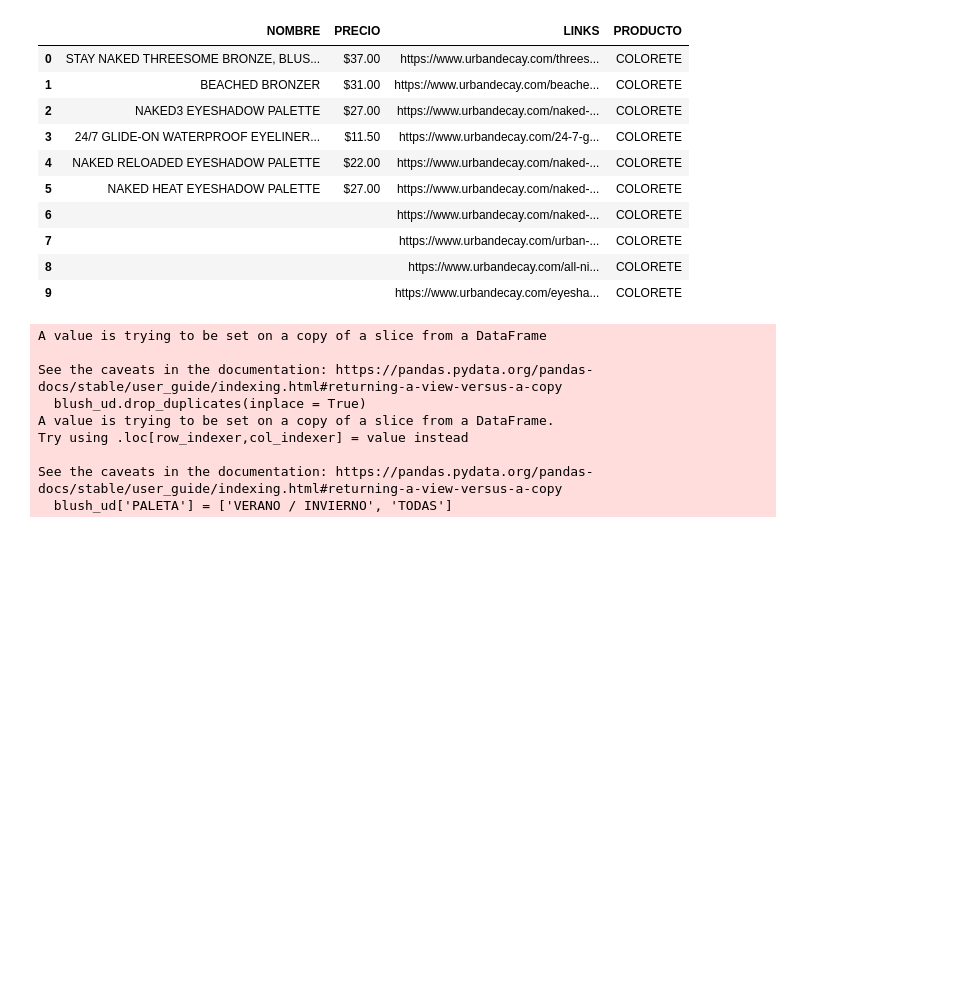
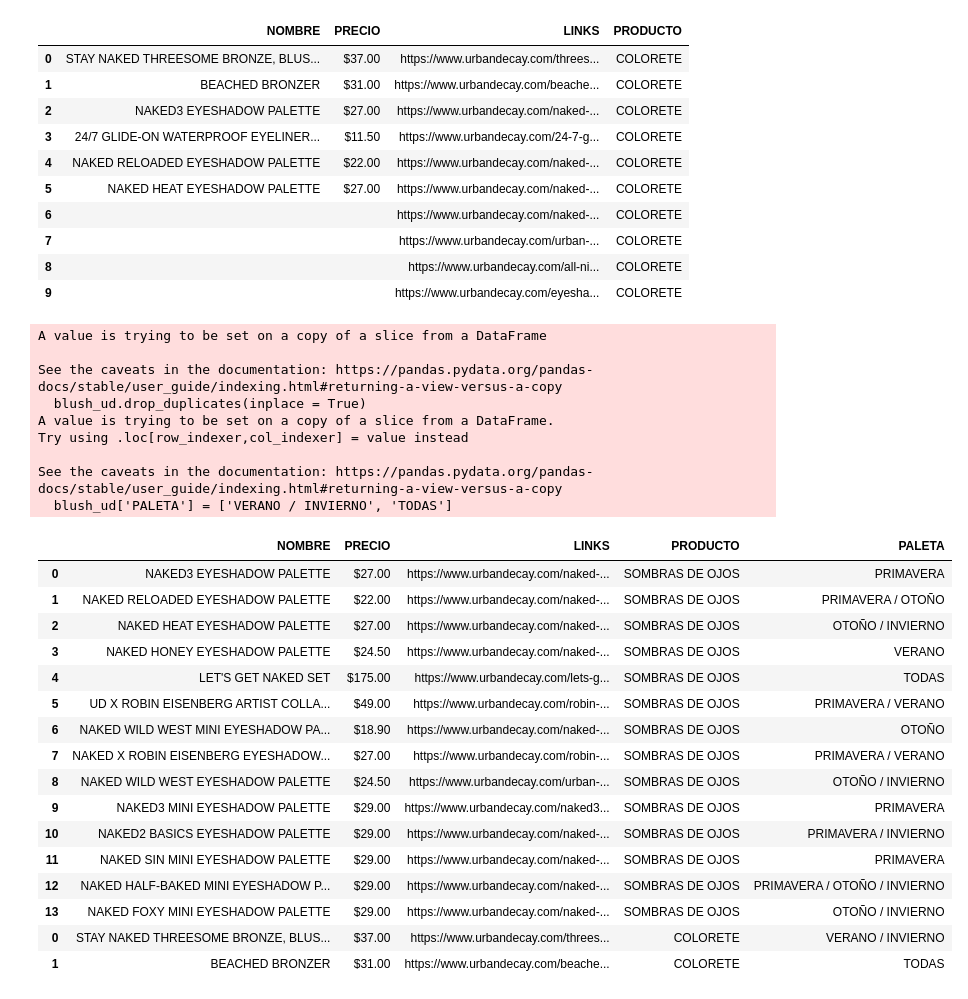
Before and after one commit to rciomoreno/PROYECTO-FINAL-IRONHACK, a Jupyter notebook: SCRAPPING DATOS PRODUCTOS.ipynb, the cells around one changed output. Drawn from its saved outputs; the diff is of its cells as text; code cells hidden in the pictures; blank space fills up the shorter version.

```diff
--- a/SCRAPPING DATOS PRODUCTOS.ipynb
+++ b/SCRAPPING DATOS PRODUCTOS.ipynb
@@ -371,4 +377,24 @@ Try using .loc[row_indexer,col_indexer] = value instead
 See the caveats in the documentation: https://pandas.pydata.org/pandas-docs/stable/user_guide/indexing.html#returning-a-view-versus-a-copy
   blush_ud['PALETA'] = ['VERANO / INVIERNO', 'TODAS']
 # %%
-mu_ud = pd.concat()
+mu_ud = pd.concat([sombras_ud, blush_ud], axis = 0)
+# %%
+mu_ud
+# %% [output]
+|  | NOMBRE | PRECIO | LINKS | PRODUCTO | PALETA |
+| 0 | NAKED3 EYESHADOW PALETTE | $27.00 | https://www.urbandecay.com/naked-... | SOMBRAS DE OJOS | PRIMAVERA |
+| 1 | NAKED RELOADED EYESHADOW PALETTE | $22.00 | https://www.urbandecay.com/naked-... | SOMBRAS DE OJOS | PRIMAVERA / OTOÑO |
+| 2 | NAKED HEAT EYESHADOW PALETTE | $27.00 | https://www.urbandecay.com/naked-... | SOMBRAS DE OJOS | OTOÑO / INVIERNO |
+| 3 | NAKED HONEY EYESHADOW PALETTE | $24.50 | https://www.urbandecay.com/naked-... | SOMBRAS DE OJOS | VERANO |
+| 4 | LET'S GET NAKED SET | $175.00 | https://www.urbandecay.com/lets-g... | SOMBRAS DE OJOS | TODAS |
+| 5 | UD X ROBIN EISENBERG ARTIST COLLA... | $49.00 | https://www.urbandecay.com/robin-... | SOMBRAS DE OJOS | PRIMAVERA / VERANO |
+| 6 | NAKED WILD WEST MINI EYESHADOW PA... | $18.90 | https://www.urbandecay.com/naked-... | SOMBRAS DE OJOS | OTOÑO |
+| 7 | NAKED X ROBIN EISENBERG EYESHADOW... | $27.00 | https://www.urbandecay.com/robin-... | SOMBRAS DE OJOS | PRIMAVERA / VERANO |
+| 8 | NAKED WILD WEST EYESHADOW PALETTE | $24.50 | https://www.urbandecay.com/urban-... | SOMBRAS DE OJOS | OTOÑO / INVIERNO |
+| 9 | NAKED3 MINI EYESHADOW PALETTE | $29.00 | https://www.urbandecay.com/naked3... | SOMBRAS DE OJOS | PRIMAVERA |
+| 10 | NAKED2 BASICS EYESHADOW PALETTE | $29.00 | https://www.urbandecay.com/naked-... | SOMBRAS DE OJOS | PRIMAVERA / INVIERNO |
+| 11 | NAKED SIN MINI EYESHADOW PALETTE | $29.00 | https://www.urbandecay.com/naked-... | SOMBRAS DE OJOS | PRIMAVERA |
+| 12 | NAKED HALF-BAKED MINI EYESHADOW P... | $29.00 | https://www.urbandecay.com/naked-... | SOMBRAS DE OJOS | PRIMAVERA / OTOÑO / INVIERNO |
+| 13 | NAKED FOXY MINI EYESHADOW PALETTE | $29.00 | https://www.urbandecay.com/naked-... | SOMBRAS DE OJOS | OTOÑO / INVIERNO |
+| 0 | STAY NAKED THREESOME BRONZE, BLUS... | $37.00 | https://www.urbandecay.com/threes... | COLORETE | VERANO / INVIERNO |
+| 1 | BEACHED BRONZER | $31.00 | https://www.urbandecay.com/beache... | COLORETE | TODAS |
```
Also changed, not shown: parts of 9 cells of this notebook.
